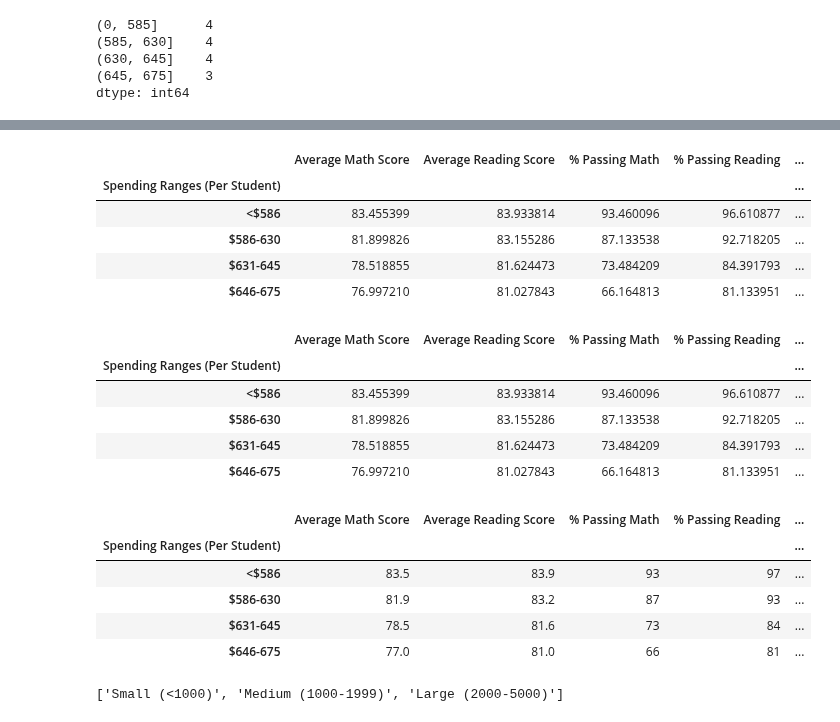
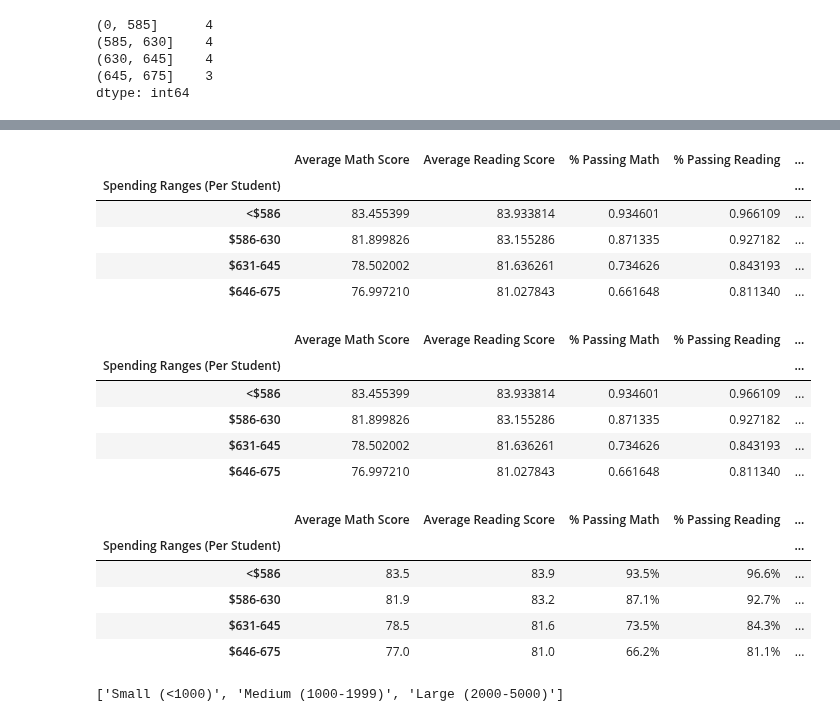
Before and after one commit to Highpointer/School_District_Analysis, a Jupyter notebook: PyCitySchools_Challenge.ipynb, the cells around one changed output, grey strips where cells are left out. Drawn from its saved outputs; the diff is of its cells as text; code cells hidden in the pictures.

```diff
--- a/PyCitySchools_Challenge.ipynb
+++ b/PyCitySchools_Challenge.ipynb
@@ -1480,8 +1259,8 @@ Name: student_name, dtype: int64
 # and per_school_passing_reading by the per_school_counts
 
 # Calculate the percentage of passing math and reading scores per school. 4.8.5
-per_school_passing_math = per_school_passing_math / per_school_counts * 100
+per_school_passing_math = per_school_passing_math / per_school_counts
 
-per_school_passing_reading = per_school_passing_reading / per_school_counts * 100
+per_school_passing_reading = per_school_passing_reading / per_school_counts
 # %%
 per_school_passing_math
@@ -1534,5 +1279,5 @@ per_passing_math_reading = per_passing_math_reading.groupby(["school_name"]).cou
 # Calculate the percentage of students who passed math and reading by dividing the the total number of students and multiplying by 100
 
 # Calculate the overall passing percentage. 4.8.5
-per_overall_passing_percentage = per_passing_math_reading / per_school_counts * 100
+per_overall_passing_percentage = per_passing_math_reading / per_school_counts
 per_overall_passing_percentage
@@ -2101,10 +1720,10 @@ spending_summary_df
 # %% [output]
 |  | Average Math Score | Average Reading Score | % Passing Math | % Passing Reading | ... |
 | Spending Ranges (Per Student) |  |  |  |  | ... |
-| <$586 | 83.455399 | 83.933814 | 93.460096 | 96.610877 | ... |
-| $586-630 | 81.899826 | 83.155286 | 87.133538 | 92.718205 | ... |
-| $631-645 | 78.518855 | 81.624473 | 73.484209 | 84.391793 | ... |
-| $646-675 | 76.997210 | 81.027843 | 66.164813 | 81.133951 | ... |
+| <$586 | 83.455399 | 83.933814 | 0.934601 | 0.966109 | ... |
+| $586-630 | 81.899826 | 83.155286 | 0.871335 | 0.927182 | ... |
+| $631-645 | 78.502002 | 81.636261 | 0.734626 | 0.843193 | ... |
+| $646-675 | 76.997210 | 81.027843 | 0.661648 | 0.811340 | ... |
 # %%
 # Assemble into DataFrame. 4.11.4
 spending_summary_df_format = pd.DataFrame({
@@ -2117,30 +1736,30 @@ spending_summary_df_format
 # %% [output]
 |  | Average Math Score | Average Reading Score | % Passing Math | % Passing Reading | ... |
 | Spending Ranges (Per Student) |  |  |  |  | ... |
-| <$586 | 83.455399 | 83.933814 | 93.460096 | 96.610877 | ... |
-| $586-630 | 81.899826 | 83.155286 | 87.133538 | 92.718205 | ... |
-| $631-645 | 78.518855 | 81.624473 | 73.484209 | 84.391793 | ... |
-| $646-675 | 76.997210 | 81.027843 | 66.164813 | 81.133951 | ... |
+| <$586 | 83.455399 | 83.933814 | 0.934601 | 0.966109 | ... |
+| $586-630 | 81.899826 | 83.155286 | 0.871335 | 0.927182 | ... |
+| $631-645 | 78.502002 | 81.636261 | 0.734626 | 0.843193 | ... |
+| $646-675 | 76.997210 | 81.027843 | 0.661648 | 0.811340 | ... |
 # %%
 # Formatting 4.11.4
 spending_summary_df_format["Average Math Score"] = spending_summary_df["Average Math Score"].map("{:.1f}".format)
 
 spending_summary_df_format["Average Reading Score"] = spending_summary_df["Average Reading Score"].map("{:.1f}".format)
 
-spending_summary_df_format["% Passing Math"] = spending_summary_df["% Passing Math"].map("{:.0f}".format)
+spending_summary_df_format["% Passing Math"] = spending_summary_df["% Passing Math"].map("{:.1%}".format)
 
-spending_summary_df_format["% Passing Reading"] = spending_summary_df["% Passing Reading"].map("{:.0f}".format)
+spending_summary_df_format["% Passing Reading"] = spending_summary_df["% Passing Reading"].map("{:.1%}".format)
 
-spending_summary_df_format["% Overall Passing"] = spending_summary_df["% Overall Passing"].map("{:.0f}".format)
+spending_summary_df_format["% Overall Passing"] = spending_summary_df["% Overall Passing"].map("{:.1%}".format)
 
 spending_summary_df_format
 # %% [output]
 |  | Average Math Score | Average Reading Score | % Passing Math | % Passing Reading | ... |
 | Spending Ranges (Per Student) |  |  |  |  | ... |
-| <$586 | 83.5 | 83.9 | 93 | 97 | ... |
-| $586-630 | 81.9 | 83.2 | 87 | 93 | ... |
-| $631-645 | 78.5 | 81.6 | 73 | 84 | ... |
-| $646-675 | 77.0 | 81.0 | 66 | 81 | ... |
+| <$586 | 83.5 | 83.9 | 93.5% | 96.6% | ... |
+| $586-630 | 81.9 | 83.2 | 87.1% | 92.7% | ... |
+| $631-645 | 78.5 | 81.6 | 73.5% | 84.3% | ... |
+| $646-675 | 77.0 | 81.0 | 66.2% | 81.1% | ... |
 # %%
 # Establish the bins. 4.12.1
 size_bins = [0, 999, 1999, 5000]
```
Also changed, not shown: parts of 123 cells of this notebook, 12 other files.
